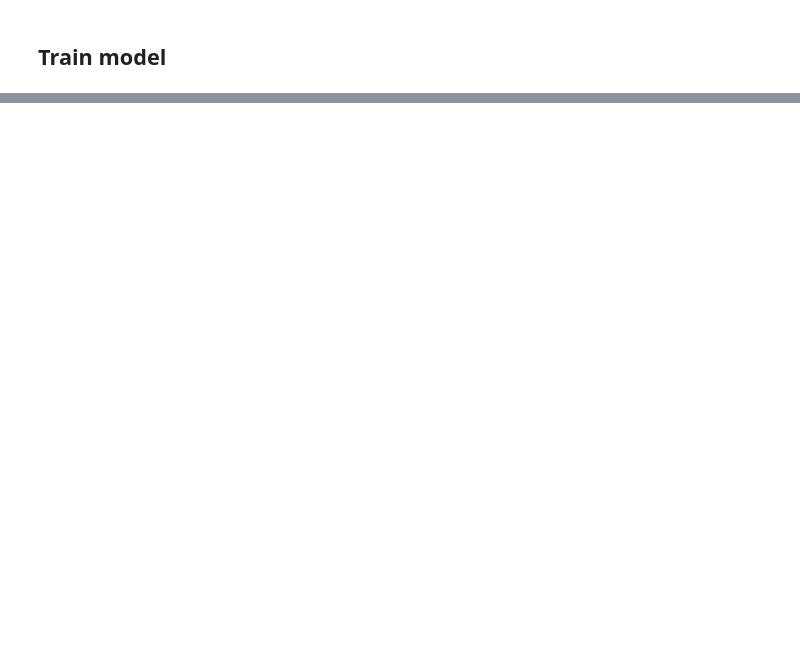
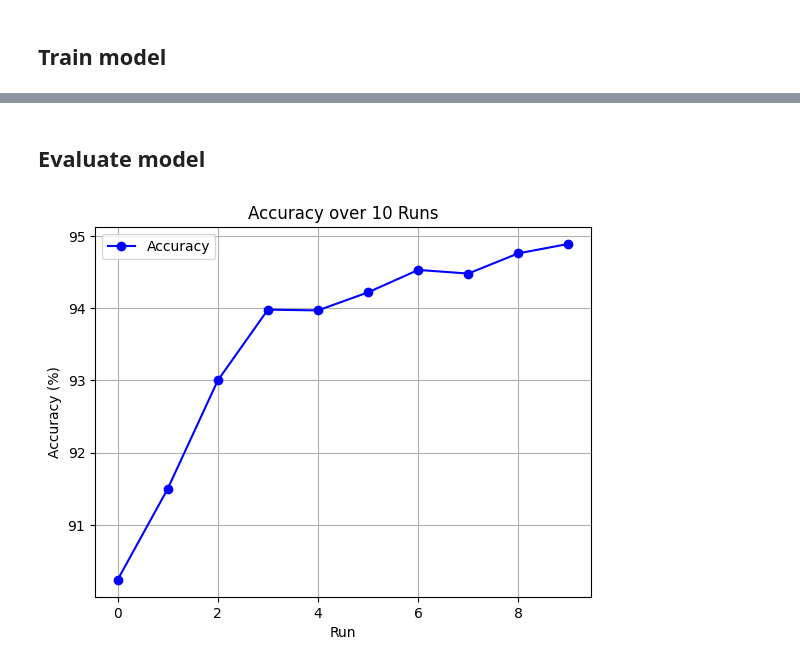
Before and after one commit to deeplearning-oop/2425-m1geniomhe-group-1, a Jupyter notebook: example/MNIST_model.ipynb, the cells around one changed output, grey strips where cells are left out. Saved outputs shown, nothing was run; the diff lists cells and outputs as text; code cells hidden in the pictures; blank space fills up the shorter version.

```diff
--- a/example/MNIST_model.ipynb
+++ b/example/MNIST_model.ipynb
@@ -122,0 +158,12 @@ plt.plot(accuracies)
+# %% [markdown]
+## Evaluate model
+# %%
+plt.plot(accuracies, marker='o', linestyle='-', color='b', label='Accuracy')
+plt.title("Accuracy over 10 Runs")
+plt.xlabel("Run")
+plt.ylabel("Accuracy (%)")
+plt.grid(True)
+plt.legend()
+plt.show()
+# %% [output]
+[figure, added]
```
Also changed, not shown: parts of 4 cells of this notebook, 2 other files.
